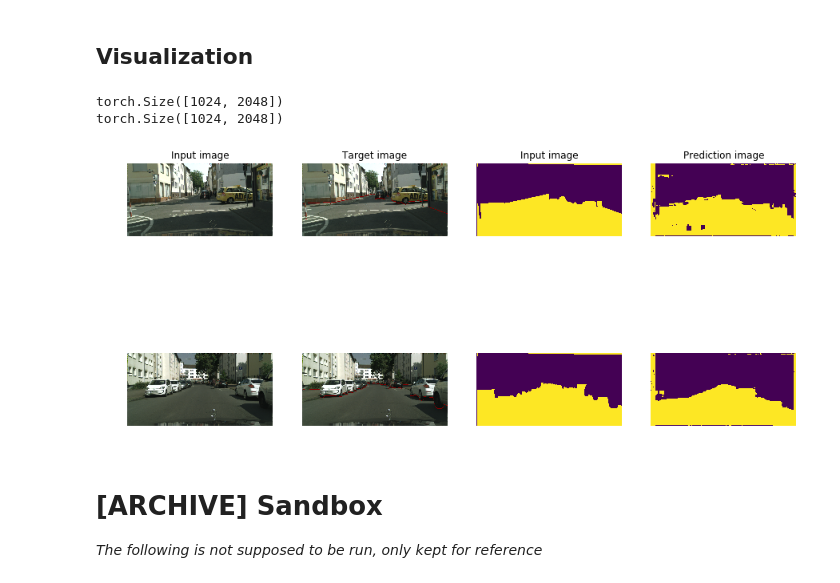
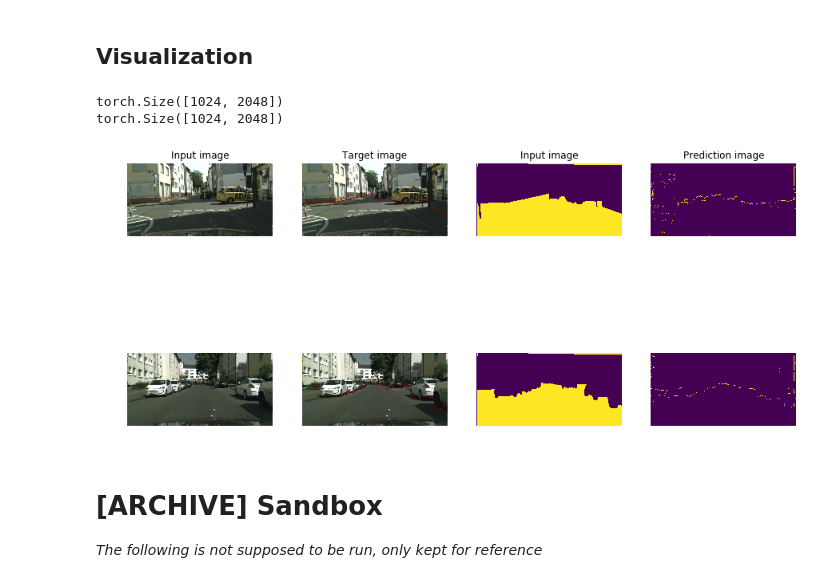
Before and after one commit to Zhuyue0324/dlcv1718, a Jupyter notebook: DL4CV_project.ipynb, the cells around one changed output. Saved outputs shown, nothing was run; the diff lists cells and outputs as text; code cells hidden in the pictures.

Commit message:
canny edges used in vis.

```diff
--- a/DL4CV_project.ipynb
+++ b/DL4CV_project.ipynb
@@ -321,9 +321,7 @@ for i in range (NB_SAMPLE_IMGS):
     _, preds = torch.max(outputs, 1)
     pred = preds[0].cpu()
     print(pred.shape)
-    img, target, pred = x.numpy(), y.numpy(), pred.numpy()
-    pred = edge_smoother(reduce(target, ROAD_LABELS))
-    #pred = edge_smoother(pred)
+    img, target = x.numpy(), y.numpy()
 
 
 
@@ -338,36 +336,39 @@ for i in range (NB_SAMPLE_IMGS):
 
     # target
     plt.subplot(NB_SAMPLE_IMGS, 4, i * 4 + 2)
     plt.axis('off')
     plt.imshow(lowest_non_road_color(img, target))
     if i == 0:
         plt.title("Target image")
     """ """
     # target reduced to 2 classes
     plt.subplot(NB_SAMPLE_IMGS, 4, i * 4 + 3)
     plt.axis('off')
     plt.imshow(reduce(target, ROAD_LABELS))
     if i == 0:
         plt.title("Input image")
 
     # pred
+    npred = pred.numpy()
     plt.subplot(NB_SAMPLE_IMGS, 4, i * 4 + 4)
     plt.axis('off')
-    plt.imshow((pred.numpy()))
+    plt.imshow(edge_smoother(npred))
     if i == 0:
         plt.title("Prediction image")
 
     # save it ==> TODO debug
-    IM = Image.fromarray((pred.numpy()*255).astype('uint8'))
+    IM = Image.fromarray((npred*255).astype('uint8'))
     IM.save("pred_"+str(i)+".jpeg")
+    EG = Image.fromarray((edge_smoother(npred)*255).astype('uint8'))
+    EG.save("canny_"+str(i)+".jpeg")
 
 
 
 plt.show()
 # %% [output]
 torch.Size([1024, 2048])
 torch.Size([1024, 2048])
-[figure, old version]
+[figure, new version]
 # %% [markdown]
 # [ARCHIVE] Sandbox
 
```
